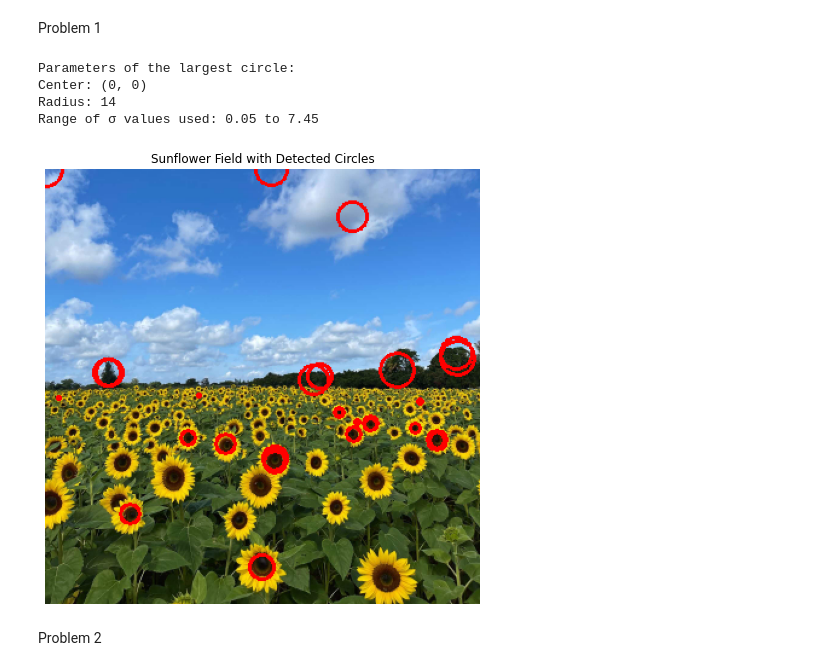
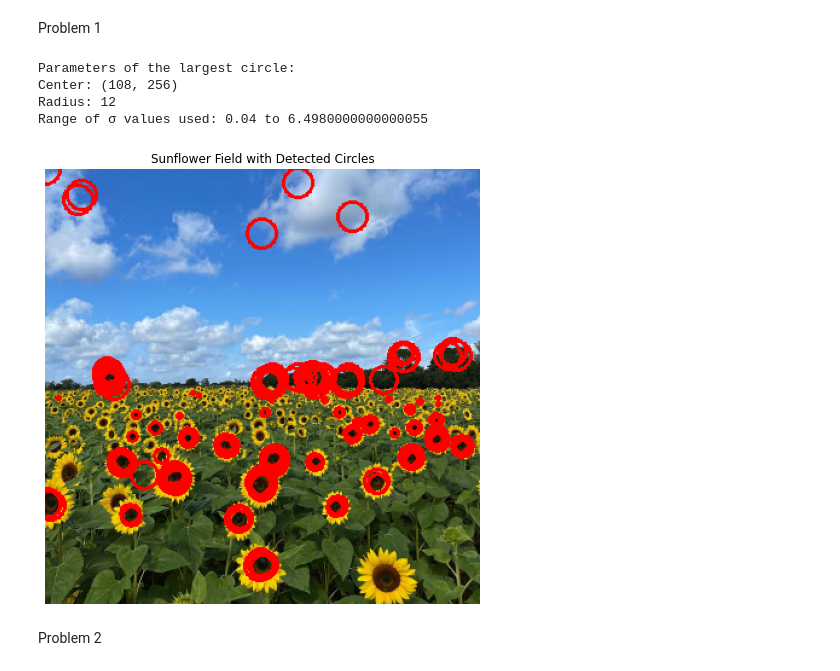
Before and after one commit to HashikaChathubhashaka/A02-Fitting-and-Alignment, a Jupyter notebook: codes.ipynb, the cells around one changed output. Drawn from its saved outputs; the diff is of its cells as text; code cells hidden in the pictures.

```diff
--- a/codes.ipynb
+++ b/codes.ipynb
@@ -11,11 +11,10 @@ im = cv.imread('the_berry_farms_sunflower_field.jpeg', cv.IMREAD_REDUCED_COLOR_4
 im_rgb = cv.cvtColor(im, cv.COLOR_BGR2RGB)
 gray = cv.cvtColor(im, cv.COLOR_BGR2GRAY)
 
-
 # Variables
-min_radius = 1  # Minimum circle radius
-max_radius = 600 # Maximum circle radius
-sigma_values = np.arange(0.05, 7.5, 0.2)  # Range of sigma values to use
+min_radius = 0.5  # Minimum circle radius
+max_radius = 500 # Maximum circle radius
+sigma_values = np.arange(0.04, 6.5, 0.002)  # Range of sigma values to use
 
 # Initialize an empty list to store detected circles
 circles = []
@@ -31,43 +30,41 @@ for sigma in sigma_values:
     min_val, max_val, min_loc, max_loc = cv.minMaxLoc(log)
 
     # Threshold the LoG image to detect extrema
-    threshold = 0.3
+    threshold = 0.175
     if max_val > threshold:
         radius = int(sigma * 2)
 
         if min_radius <= radius <= max_radius:
             circles.append((max_loc[0], max_loc[1], radius))
 
-
 circles.sort(key=lambda x: x[2], reverse=True)
 
 largest_circle = circles[0]
-
 center_x, center_y, radius = largest_circle
 
 print("Parameters of the largest circle:")
 print(f"Center: ({center_x}, {center_y})")
 print(f"Radius: {radius}")
 print(f"Range of σ values used: {sigma_values[0]} to {sigma_values[-1]}")
 
 
 im_with_circles = im_rgb.copy()
 # Draw circles on the copy of the image
 for circle in circles:
     center_x, center_y, radius = circle
     cv.circle(im_with_circles, (center_x, center_y), radius, (255, 0, 0), 2)
 
 plt.figure(figsize=(8, 8))
 plt.imshow(im_with_circles)
 plt.title("Sunflower Field with Detected Circles")
 plt.axis("off")
 plt.show()
 # %% [output]
 Parameters of the largest circle:
-Center: (0, 0)
-Radius: 14
-Range of σ values used: 0.05 to 7.45
+Center: (108, 256)
+Radius: 12
+Range of σ values used: 0.04 to 6.4980000000000055
-[figure, old version]
+[figure, new version]
 # %% [markdown]
 Problem 2
 # %%
```
Also changed, not shown: parts of 2 cells of this notebook, 9 other files.
